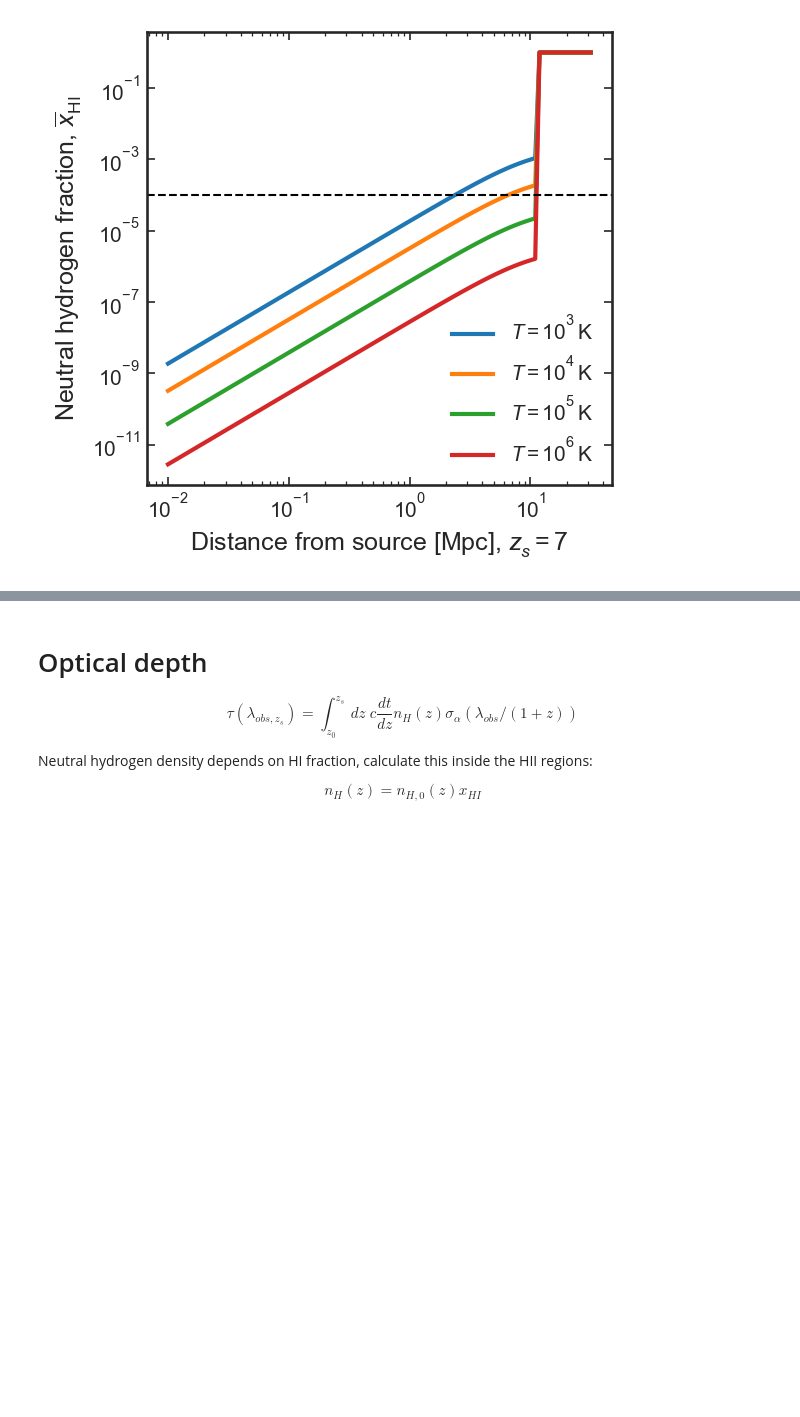
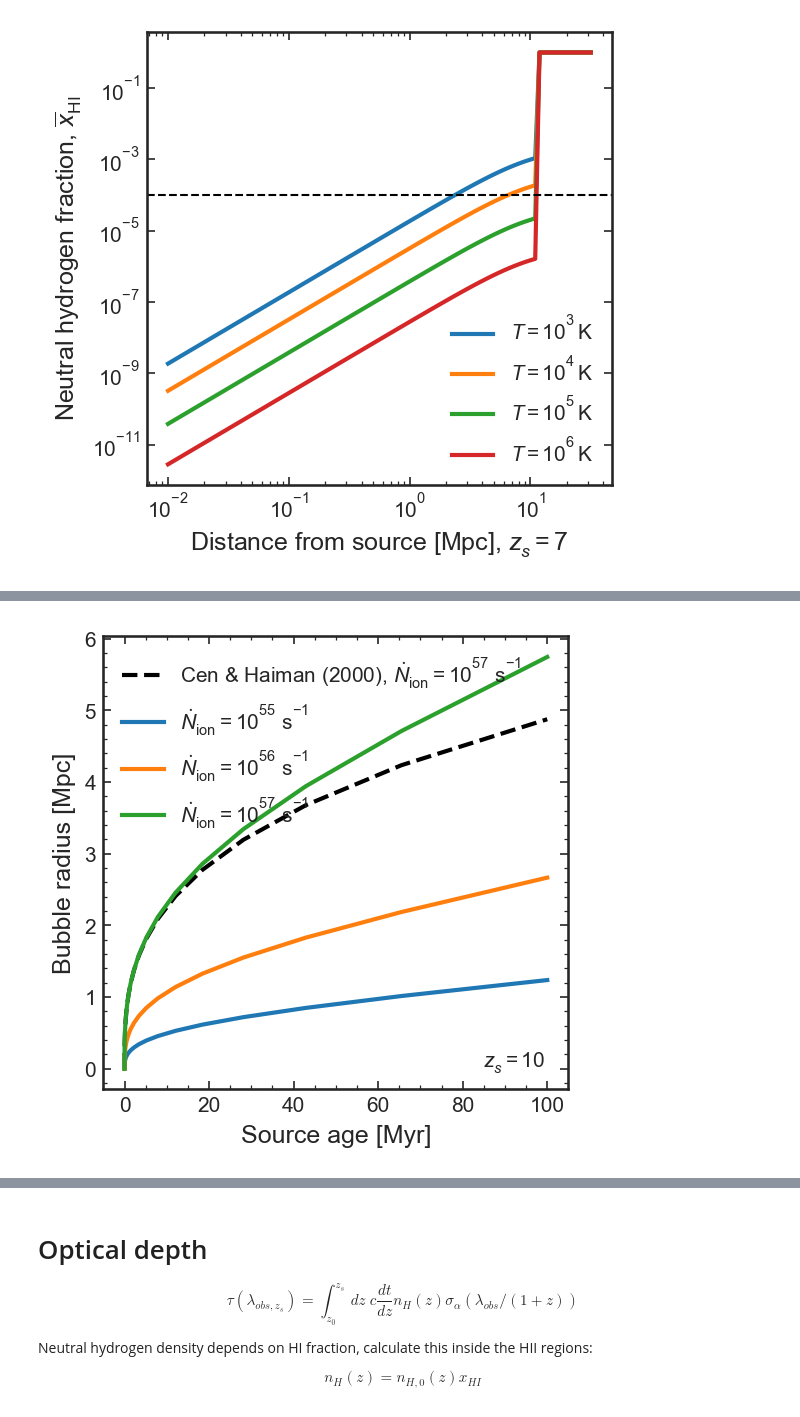
Before and after one commit to charlottenosam/LyaLineshapes, a Jupyter notebook: notebooks/bubble_size_lya_DV.ipynb, the cells around one changed output, grey strips where cells are left out. Saved outputs shown, nothing was run; the diff lists cells and outputs as text; code cells hidden in the pictures; blank space fills up the shorter version.

```diff
--- a/notebooks/bubble_size_lya_DV.ipynb
+++ b/notebooks/bubble_size_lya_DV.ipynb
@@ -417,0 +348,8 @@ plt.plot(ztab, R/R_stromgren(ztab))
+# %%
+t_tab = np.linspace(0, 5e8) * u.yr
+
+z_s0 = 10.
+t_source_on = Planck15.age(z=z_s0)
+print(t_source_on)
+z_tab_sourceage = np.array([z_at_value(Planck15.age, t + t_source_on) for t in t_tab])
+print(z_tab_sourceage)
@@ -417,0 +389,36 @@ plt.plot(ztab, R/R_stromgren(ztab))
+# %%
+t_tab = np.linspace(0, 3e8)
+t_tab = np.logspace(-1, 8)
+
+z_tab_sourceage = np.array([z_at_value(Planck15.age, time + t_source_on) for time in t_tab*u.yr])
+
+z_s0 = 10 # Redshift source turned on
+
+Ndot_ion_tab = np.logspace(55, 57, 3)/u.s
+
+plt.plot(t_tab/1e6, R_bubble_CenHaiman2000(z_s0, Ndot_ion=1.e57/u.s, t_source=t_tab*u.yr),
+         ls='dashed', c='k', label='Cen & Haiman (2000), $\dot{N}_\mathrm{ion} = 10^{57}$ s$^{-1}$')
+
+for Ndot_ion in Ndot_ion_tab:
+
+    R3 = odeint(dR3_dt, y0=0., t=t_tab, args=(z_s0, Ndot_ion))
+
+    R = R3.T[0]**(1/3.)
+
+#     R_S = R_bubble_Stromgren(z_tab_sourceage, Ndot_ion=Ndot_ion).value
+
+    plt.plot(t_tab/1e6, R, label='$\dot{N}_\mathrm{ion} = 10^{%.0f}$ s$^{-1}$' % np.log10(Ndot_ion.value))
+
+#     plt.semilogx(t_tab, R/R_S, label='$\dot{N}_\mathrm{ion} = 10^{%.0f}$ s$^{-1}$' % np.log10(Ndot_ion.value))
+
+
+plt.annotate('$z_s = %.0f$' % z_s0, xy=(0.95, 0.05), xycoords='axes fraction', ha='right')
+
+plt.xlabel('Source age [Myr]')
+plt.ylabel('Bubble radius [Mpc]')
+
+plt.legend()
+
+plt.savefig('../figs/R_HII_age_compareCH00.pdf', bbox_inches='tight')
+# %% [output]
+[figure, added]
```
Also changed, not shown: parts of 18 cells of this notebook, 3 other files.
